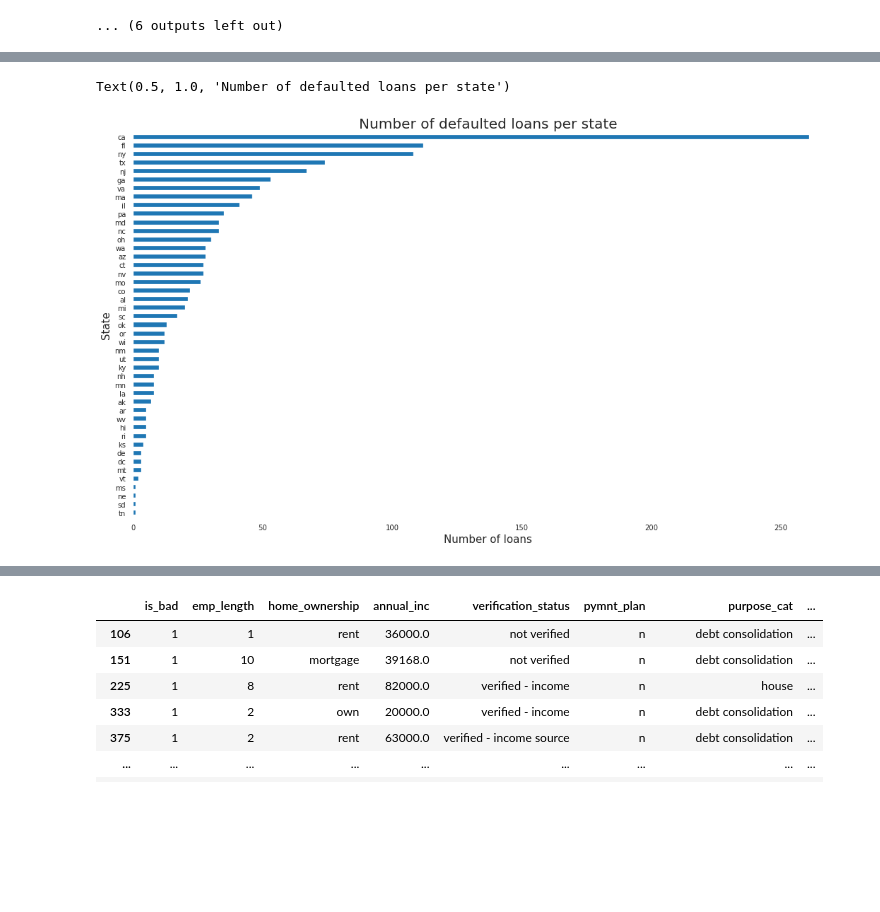
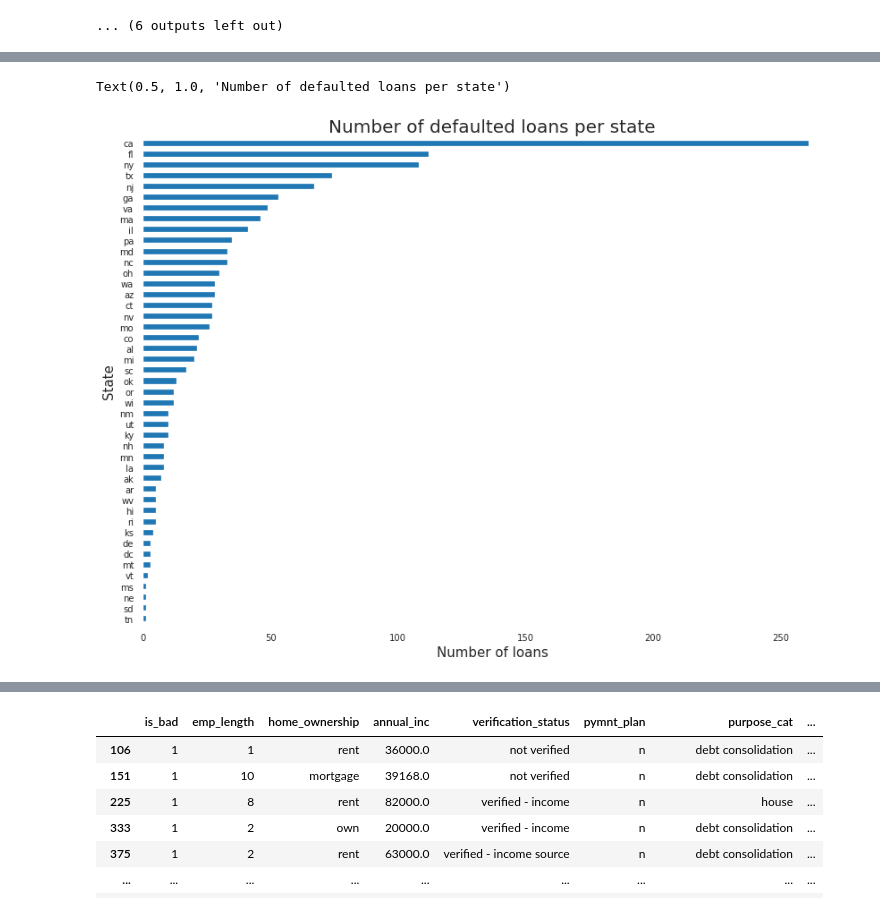
Before and after one commit to ryanrusson/lendingclub, a Jupyter notebook: eda.ipynb, the cells around one changed output, grey strips where cells are left out. Saved outputs shown, nothing was run; the diff lists cells and outputs as text; code cells hidden in the pictures; blank space fills up the shorter version.

```diff
--- a/eda.ipynb
+++ b/eda.ipynb
@@ -312,10 +310,10 @@ cr_line_days
 # %%
-fig = plt.figure(figsize=(18,10))
+fig = plt.figure(figsize=(14,10))
 df[df['is_bad']==1].groupby('addr_state')['is_bad'].count().sort_values().plot(kind='barh')
 plt.ylabel('State',fontsize=15)
 plt.xlabel('Number of loans', fontsize=15)
 plt.title('Number of defaulted loans per state', fontsize=20)
 # %% [output]
 Text(0.5, 1.0, 'Number of defaulted loans per state')
-[figure, old version]
+[figure, new version]
 # %%
```
Also changed, not shown: parts of 2 cells of this notebook, 2 other files.
